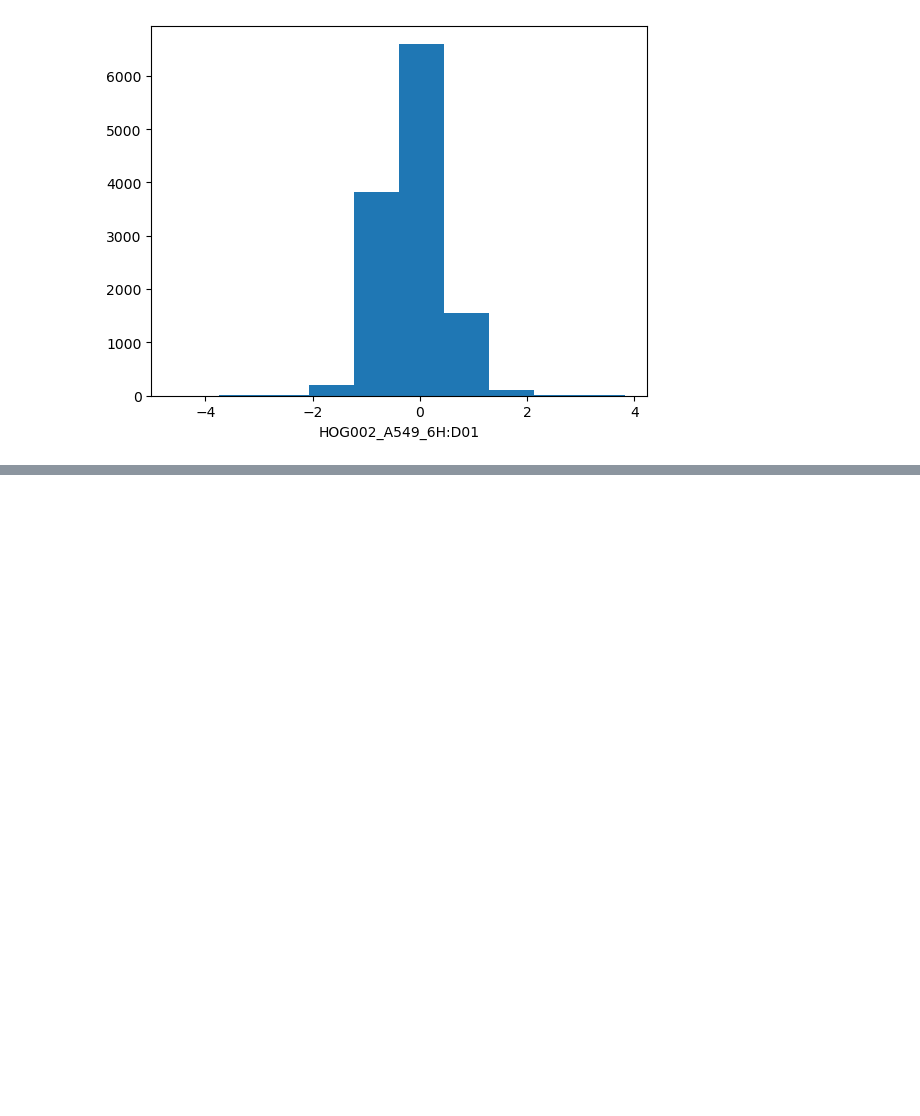
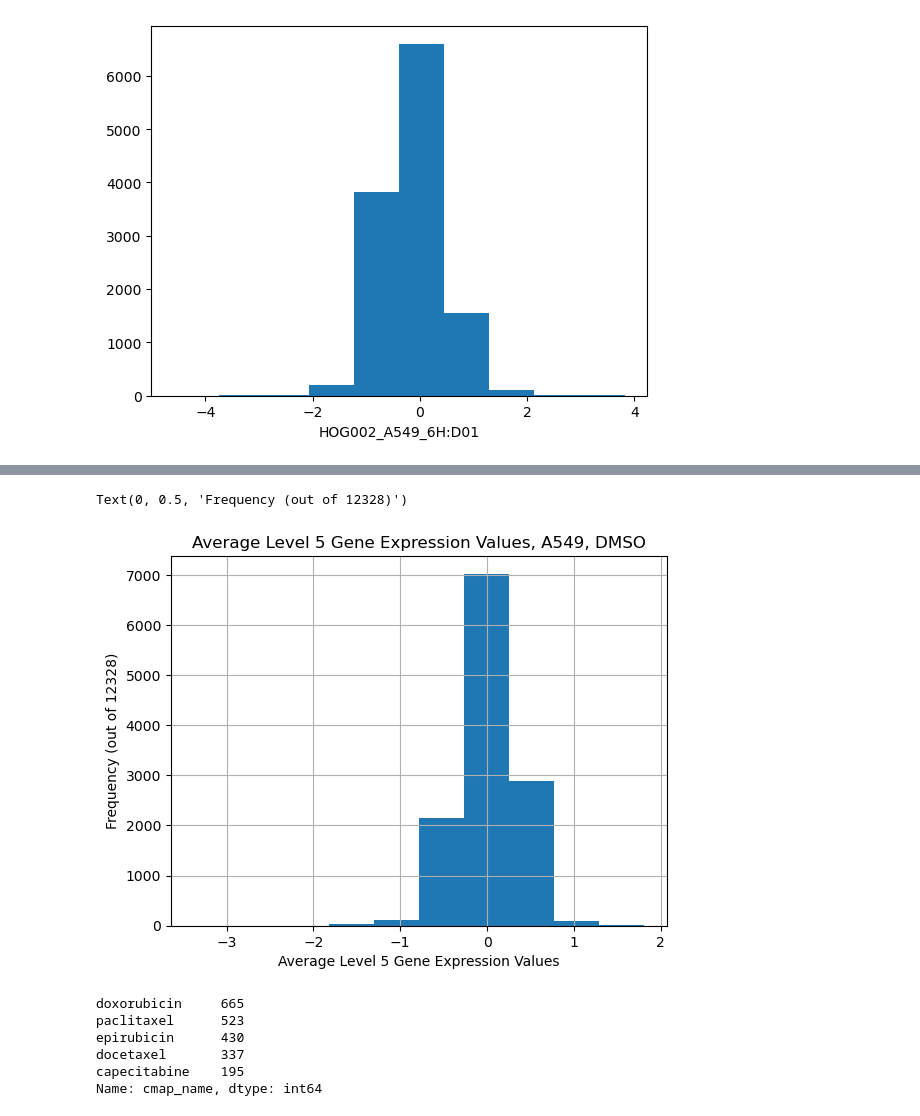
Before and after one commit to reformist/research2023, a Jupyter notebook: controlAnalysis.ipynb, the cells around one changed output, grey strips where cells are left out. Drawn from its saved outputs; the diff is of its cells as text; code cells hidden in the pictures; blank space fills up the shorter version.

```diff
--- a/controlAnalysis.ipynb
+++ b/controlAnalysis.ipynb
@@ -816,0 +991,4 @@ Text(0.5, 0, 'HOG002_A549_6H:D01')
+# %%
+control_3_a549 = control_df_5[["HOG002_A549_6H:C01", "HOG002_A549_6H:I24", "HOG002_A549_6H:P01", "HOG002_A549_6H:D01", "HOG002_A549_6H:DMSO:0.1","HOG002_A549_6H:N01", "HOG002_A549_6H:O01", "HOG002_A549_6H:I01", "HOG002_A549_6H:E23", "HOG002_A549_6H:L01"]]
+# %%
+control_3_a549['avg_control_values'] = control_3_a549.mean(axis = 1)
@@ -816,0 +1022,19 @@ Text(0.5, 0, 'HOG002_A549_6H:D01')
+# %%
+# by plate
+
+control_3_a549['avg_control_values'].hist()
+plt.title("Average Level 5 Gene Expression Values, A549, DMSO")
+plt.xlabel("Average Level 5 Gene Expression Values")
+plt.ylabel("Frequency (out of 12328)")
+# %% [output]
+Text(0, 0.5, 'Frequency (out of 12328)')
+[figure, added]
+# %%
+BRCA_sample_siginfo['cmap_name'].value_counts()
+# %% [output]
+doxorubicin     665
+paclitaxel      523
+epirubicin      430
+docetaxel       337
+capecitabine    195
+Name: cmap_name, dtype: int64
```
Also changed, not shown: parts of 59 cells of this notebook, 2 other files.
